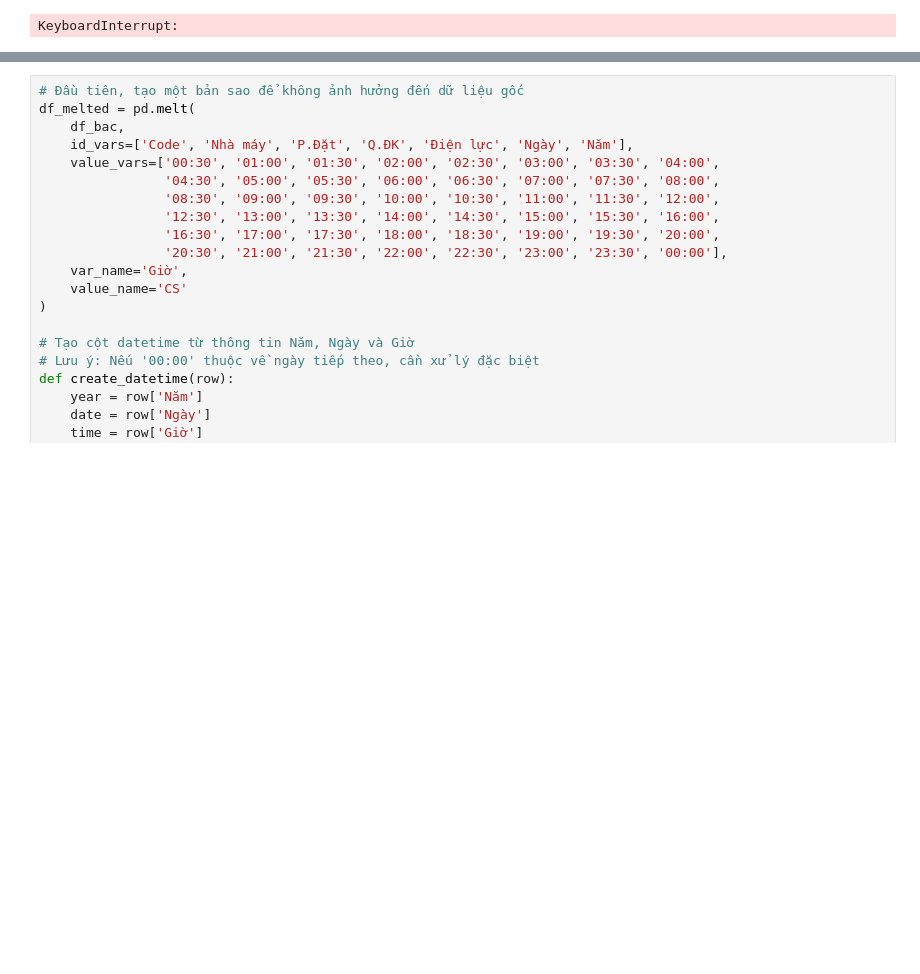
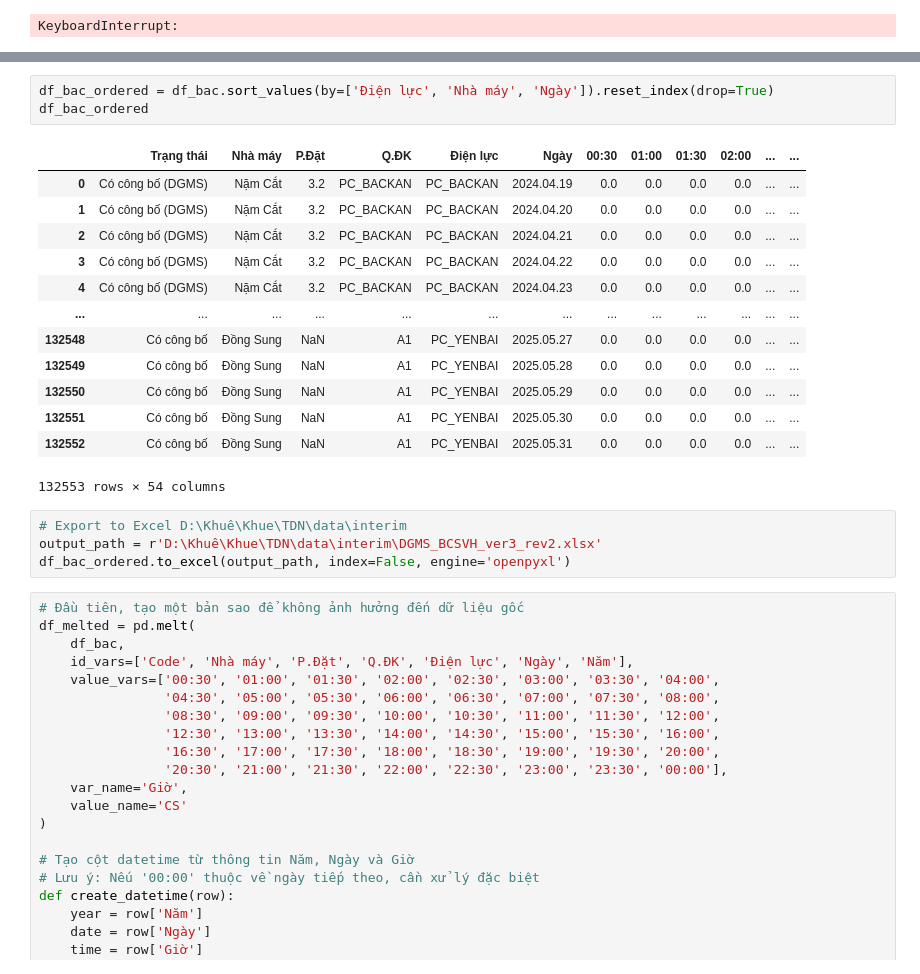
Before and after one commit to khuecoi2001/TDN_project, a Jupyter notebook: notebooks/BCSVH_DGMS.ipynb, the cells around one changed output, grey strips where cells are left out. Saved outputs shown, nothing was run; the diff lists cells and outputs as text; blank space fills up the shorter version.

```diff
--- a/notebooks/BCSVH_DGMS.ipynb
+++ b/notebooks/BCSVH_DGMS.ipynb
@@ -141,3 +214,24 @@ df_bac
+# %%
+df_bac_ordered = df_bac.sort_values(by=['Điện lực', 'Nhà máy', 'Ngày']).reset_index(drop=True)
+df_bac_ordered
+# %% [output]
+|  | Trạng thái | Nhà máy | P.Đặt | Q.ĐK | Điện lực | Ngày | 00:30 | 01:00 | 01:30 | 02:00 | ... | ... |
+| 0 | Có công bố (DGMS) | Nặm Cắt | 3.2 | PC_BACKAN | PC_BACKAN | 2024.04.19 | 0.0 | 0.0 | 0.0 | 0.0 | ... | ... |
+| 1 | Có công bố (DGMS) | Nặm Cắt | 3.2 | PC_BACKAN | PC_BACKAN | 2024.04.20 | 0.0 | 0.0 | 0.0 | 0.0 | ... | ... |
+| 2 | Có công bố (DGMS) | Nặm Cắt | 3.2 | PC_BACKAN | PC_BACKAN | 2024.04.21 | 0.0 | 0.0 | 0.0 | 0.0 | ... | ... |
+| 3 | Có công bố (DGMS) | Nặm Cắt | 3.2 | PC_BACKAN | PC_BACKAN | 2024.04.22 | 0.0 | 0.0 | 0.0 | 0.0 | ... | ... |
+| 4 | Có công bố (DGMS) | Nặm Cắt | 3.2 | PC_BACKAN | PC_BACKAN | 2024.04.23 | 0.0 | 0.0 | 0.0 | 0.0 | ... | ... |
+| ... | ... | ... | ... | ... | ... | ... | ... | ... | ... | ... | ... | ... |
+| 132548 | Có công bố | Đồng Sung | NaN | A1 | PC_YENBAI | 2025.05.27 | 0.0 | 0.0 | 0.0 | 0.0 | ... | ... |
+| 132549 | Có công bố | Đồng Sung | NaN | A1 | PC_YENBAI | 2025.05.28 | 0.0 | 0.0 | 0.0 | 0.0 | ... | ... |
+| 132550 | Có công bố | Đồng Sung | NaN | A1 | PC_YENBAI | 2025.05.29 | 0.0 | 0.0 | 0.0 | 0.0 | ... | ... |
+| 132551 | Có công bố | Đồng Sung | NaN | A1 | PC_YENBAI | 2025.05.30 | 0.0 | 0.0 | 0.0 | 0.0 | ... | ... |
+| 132552 | Có công bố | Đồng Sung | NaN | A1 | PC_YENBAI | 2025.05.31 | 0.0 | 0.0 | 0.0 | 0.0 | ... | ... |
+132553 rows × 54 columns
+# %%
+# Export to Excel D:\Khuê\Khue\TDN\data\interim
+output_path = r'D:\Khuê\Khue\TDN\data\interim\DGMS_BCSVH_ver3_rev2.xlsx'
+df_bac_ordered.to_excel(output_path, index=False, engine='openpyxl')
 # %%
 # Đầu tiên, tạo một bản sao để không ảnh hưởng đến dữ liệu gốc
 df_melted = pd.melt(
```
Also changed, not shown: parts of 5 cells of this notebook, 4 other files.
